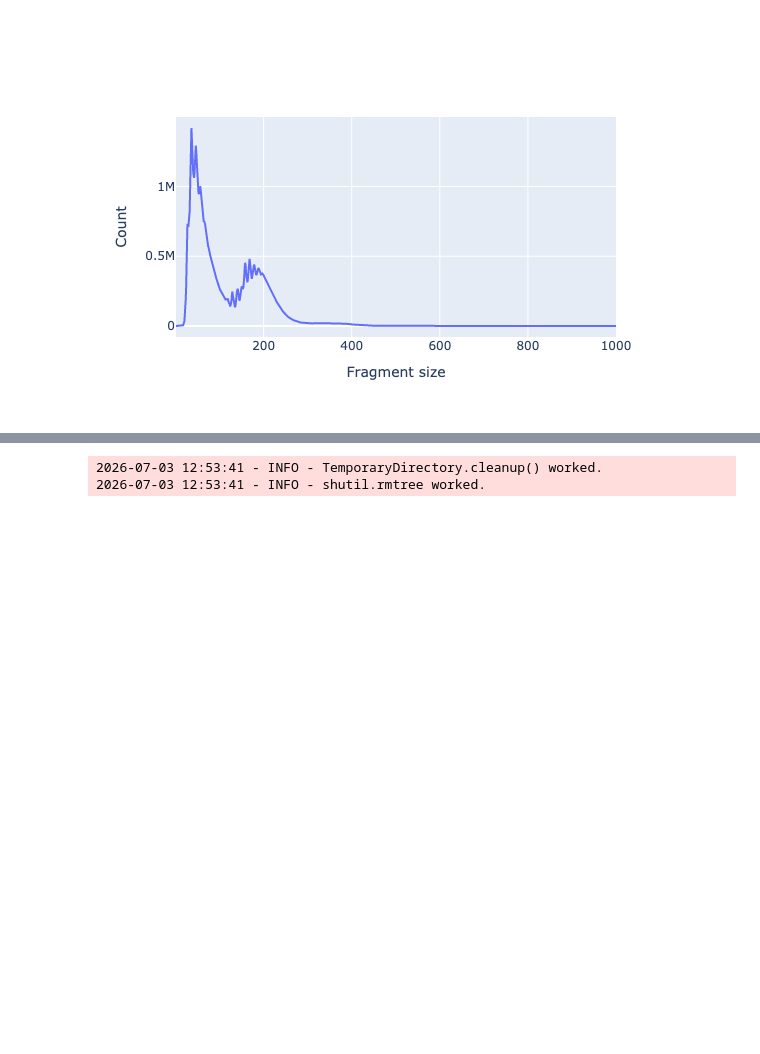
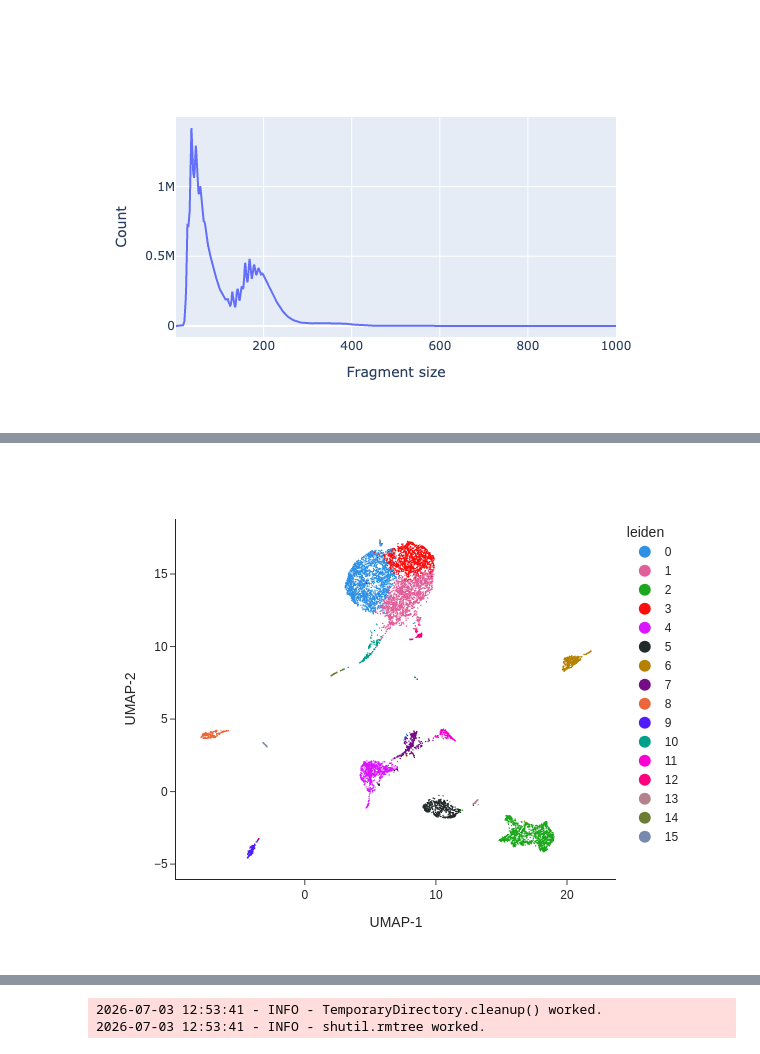
Before and after one commit to elliotwilliams150-sys/mtDNA_analysis, a Jupyter notebook: P002_mtscATAC-seq/MitoDriftMaster/PBMC_SurgicalLC.ipynb, the cells around one changed output, grey strips where cells are left out. Saved outputs shown, nothing was run; the diff lists cells and outputs as text; code cells hidden in the pictures; blank space fills up the shorter version.

```diff
--- a/P002_mtscATAC-seq/MitoDriftMaster/PBMC_SurgicalLC.ipynb
+++ b/P002_mtscATAC-seq/MitoDriftMaster/PBMC_SurgicalLC.ipynb
@@ -121,0 +122,8 @@ AnnData object with n_obs × n_vars = 7626 × 6062095
+# %%
+snap.tl.spectral(data)
+snap.tl.umap(data)
+snap.pp.knn(data)
+snap.tl.leiden(data, resolution=0.7)
+
+snap.pl.umap(data, color='leiden', interactive=False, height=500)
+# %% [output]
@@ -121,0 +147 @@ AnnData object with n_obs × n_vars = 7626 × 6062095
+[figure, added]
```
Also changed, not shown: parts of 13 cells of this notebook, 3 other files.
